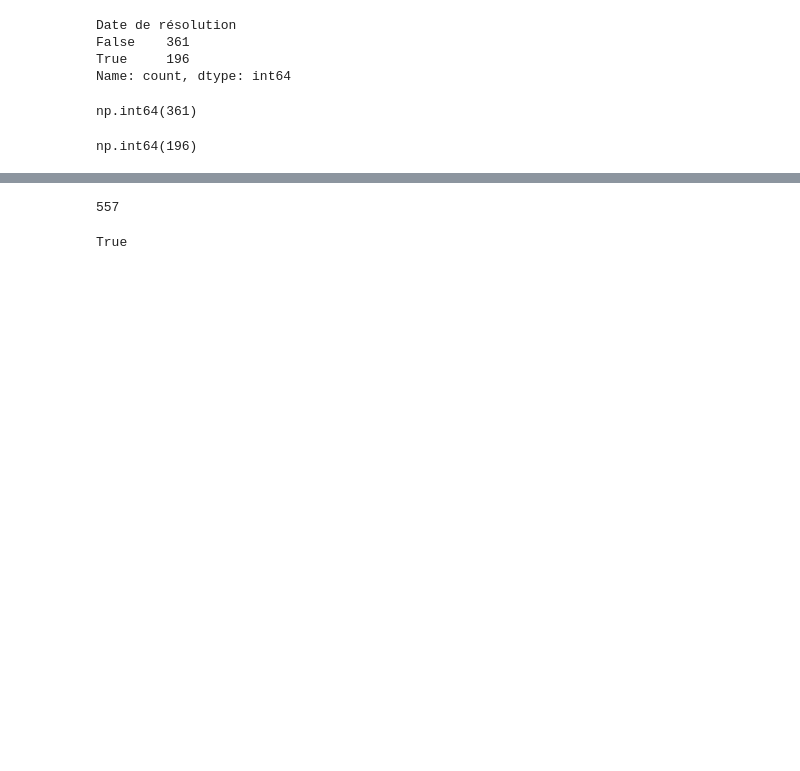
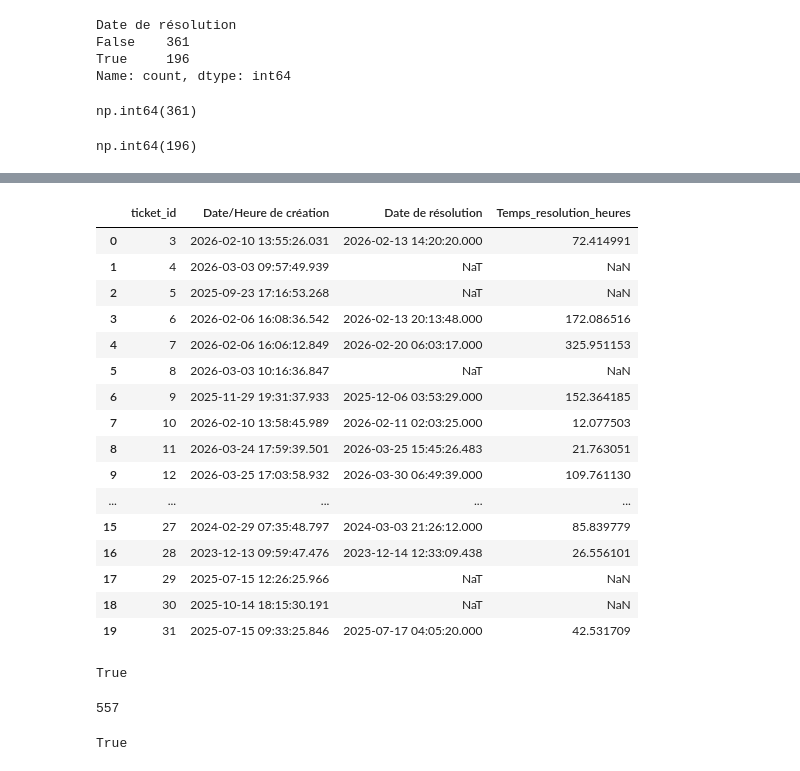
Before and after one commit to dikra-charif/Intelligent-Helpdesk-Analytics, a Jupyter notebook: notebooks/01_data_cleaning.ipynb, the cells around one changed output, grey strips where cells are left out. Cells and saved outputs as stored; diff of their text form; code cells hidden in the pictures; blank space fills up the shorter version.

```diff
--- a/notebooks/01_data_cleaning.ipynb
+++ b/notebooks/01_data_cleaning.ipynb
@@ -390,0 +395,6 @@ np.int64(196)
+# %%
+df_clean["État"] = df_clean["État"].fillna("Inconnu")
+# %%
+df_clean["Priorité"] = df_clean["Priorité"].fillna("Inconnu")
+# %%
+df_clean["ID de phase"] = df_clean["ID de phase"].fillna("Inconnu")
@@ -390,0 +454,32 @@ np.int64(196)
+# %%
+df_clean["Temps_resolution_heures"] = (
+    df_clean["Date de résolution"]
+    - df_clean["Date/Heure de création"]
+).dt.total_seconds() / 3600
+# %%
+df_clean[
+    [
+        "ticket_id",
+        "Date/Heure de création",
+        "Date de résolution",
+        "Temps_resolution_heures"
+    ]
+].head(20)
+# %% [output]
+|  | ticket_id | Date/Heure de création | Date de résolution | Temps_resolution_heures |
+| 0 | 3 | 2026-02-10 13:55:26.031 | 2026-02-13 14:20:20.000 | 72.414991 |
+| 1 | 4 | 2026-03-03 09:57:49.939 | NaT | NaN |
+| 2 | 5 | 2025-09-23 17:16:53.268 | NaT | NaN |
+| 3 | 6 | 2026-02-06 16:08:36.542 | 2026-02-13 20:13:48.000 | 172.086516 |
+| 4 | 7 | 2026-02-06 16:06:12.849 | 2026-02-20 06:03:17.000 | 325.951153 |
+| 5 | 8 | 2026-03-03 10:16:36.847 | NaT | NaN |
+| 6 | 9 | 2025-11-29 19:31:37.933 | 2025-12-06 03:53:29.000 | 152.364185 |
+| 7 | 10 | 2026-02-10 13:58:45.989 | 2026-02-11 02:03:25.000 | 12.077503 |
+| 8 | 11 | 2026-03-24 17:59:39.501 | 2026-03-25 15:45:26.483 | 21.763051 |
+| 9 | 12 | 2026-03-25 17:03:58.932 | 2026-03-30 06:49:39.000 | 109.761130 |
+| ... | ... | ... | ... | ... |
+| 15 | 27 | 2024-02-29 07:35:48.797 | 2024-03-03 21:26:12.000 | 85.839779 |
+| 16 | 28 | 2023-12-13 09:59:47.476 | 2023-12-14 12:33:09.438 | 26.556101 |
+| 17 | 29 | 2025-07-15 12:26:25.966 | NaT | NaN |
+| 18 | 30 | 2025-10-14 18:15:30.191 | NaT | NaN |
+| 19 | 31 | 2025-07-15 09:33:25.846 | 2025-07-17 04:05:20.000 | 42.531709 |
@@ -391,3 +491,9 @@ np.int64(196)
+# %%
+import os
+
+print(os.path.exists("../data/processed/tickets_clean.csv"))
+# %% [output]
+True
 # %%
 df[df["État"].isna() & df["Priorité"].isna()].shape[0]
 # %% [output]
```
Also changed, not shown: parts of 7 cells of this notebook, 2 other files.
